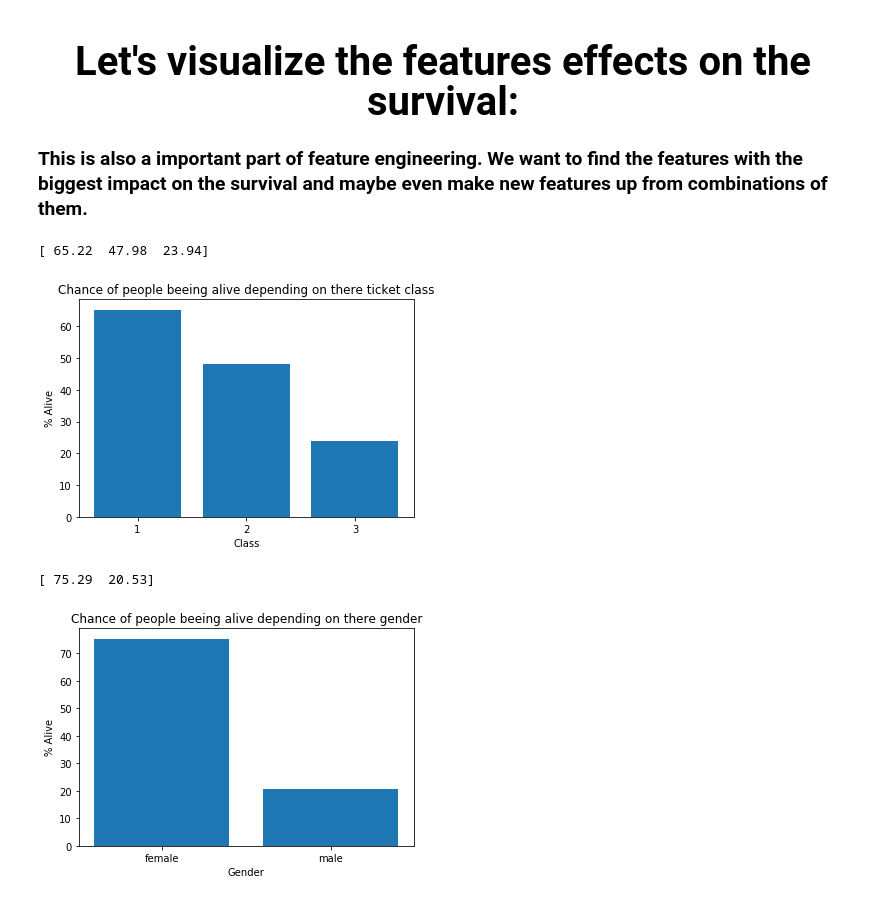
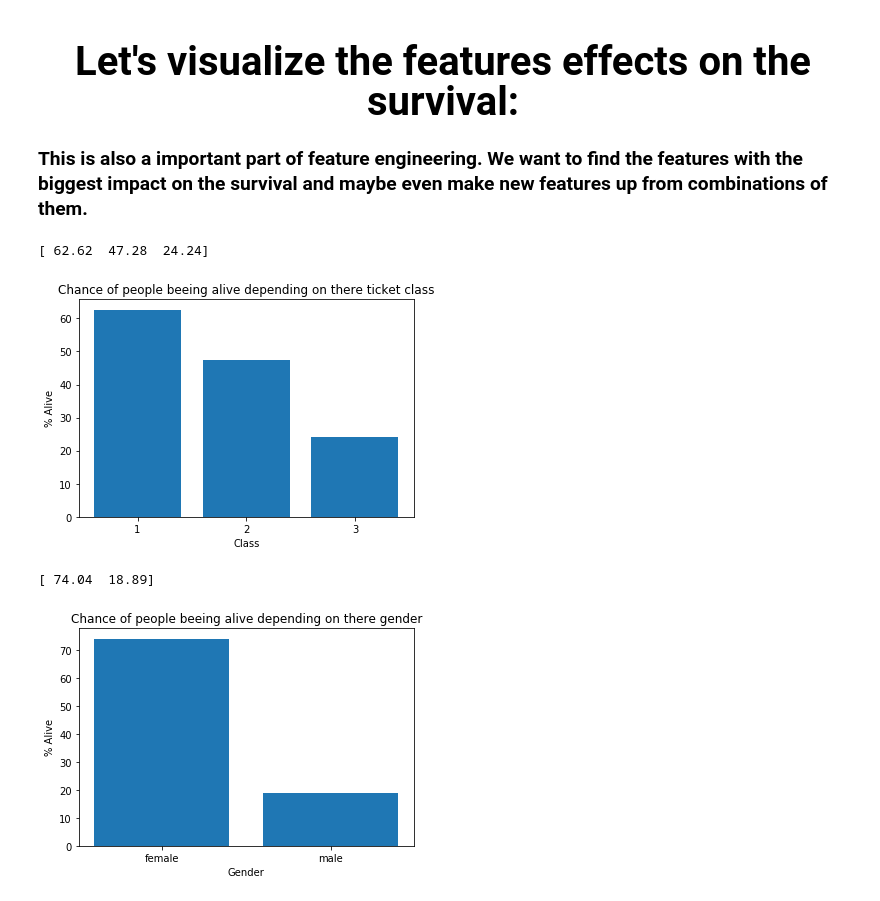
Before and after one commit to BastiQ/Kaggle_titanic, a Jupyter notebook: FeatureEngineering.ipynb, the cells around one changed output. Saved outputs shown, nothing was run; the diff lists cells and outputs as text; code cells hidden in the pictures.

```diff
--- a/FeatureEngineering.ipynb
+++ b/FeatureEngineering.ipynb
@@ -16,14 +16,22 @@ test = test.drop(['Ticket','PassengerId','Name','Fare'], axis=1) # 'cabin','Emba
 # %%
 ''' transform Features into numbers if necessary: '''
 
-# mit one hit encoding bekommt man leichter
+# Sex:
 training.loc[:,'Sex'][np.where(training['Sex'] == 'male')[0]] = 1   # male female into 1:male 0:female
 training.loc[:,'Sex'][np.where(training['Sex'] == 'female')[0]] = 0 # male female into 1:male 0:female
 
-givenCabins = np.where(training['Cabin'] == training['Cabin'])[0]   # find indexes where the cabin is given
-training.loc[:,'Cabin'][givenCabins] = [cab[:1] for cab in training.loc[:,'Cabin'][givenCabins]] # The Number seems Irrelevant to me so I removed it
-# The Cabin Number seems Irrelevant to me so I removed it. Then I replaced the deck letter with a Number and Nan with -1
-training.loc[:,'Cabin'][givenCabins] = [ord(cab)-64 for cab in training.loc[:,'Cabin'][givenCabins]]
-training.loc[:,'Cabin'][np.where(training['Cabin'] != training['Cabin'])[0]] = -1 # set NaN Values to -100
+# Cabins:
+givenCabins = np.where(training['Cabin'] == training['Cabin'])[0]                                    # find indexes where the cabin is given
+training.loc[:,'Cabin'][givenCabins] = [cab[:1] for cab in training.loc[:,'Cabin'][givenCabins]]     # The Cabin Number seems Irrelevant to me so I removed it
+training.loc[:,'Cabin'][givenCabins] = [ord(cab)-64 for cab in training.loc[:,'Cabin'][givenCabins]] # replaced the deck letter with a Number
+training.loc[:,'Cabin'][np.where(training['Cabin'] != training['Cabin'])[0]] = -1                    # replace NaN Values with -1
 
-# Embarked will be removed later so no need to make it numeric
+# Embarked:
+givenEmbarked = np.where(training['Embarked'] == training['Embarked'])[0]   # find indexes where Embarked is given
+embarkedColumn = training.loc[:,'Embarked'][givenEmbarked]
+embarkedColumn = [ord(char)-64 for char in embarkedColumn]
+embarkedColumn = [1 if num==3 else num for num in embarkedColumn]  # Embarked letter num 3  -> class 1
+embarkedColumn = [2 if num==17 else num for num in embarkedColumn] # Embarked letter num 17 -> class 2
+embarkedColumn = [3 if num==19 else num for num in embarkedColumn] # Embarked letter num 19 -> class 3
+embarkedClass = ["C","Q","S"] # C = Class 1, Q = Class 2, S = Class 3
+training.loc[:,'Embarked'][givenEmbarked] = embarkedColumn
@@ -207,6 +214,9 @@ Can be filled up kind of properly. But this costs alot of effort so for now i wi
 ''' Remove rows that still contain NaN: '''
 
 shapeBefore = training.shape[0]
-training = training.dropna(axis=0, how='any') # remove empty rows
-print("Removed", shapeBefore - training.shape[0], "rows because at least one feature was None")
+training_clean = training.dropna(axis=0, how='any')                                 # remove empty rows
+training_cleanWithoutAge = training.drop(['Age'],axis=1).dropna(axis=0, how='any')  # remove age row and then empty rows
+
+print("Removed", training.shape[0] - training_clean.shape[0], "rows from training_clean because at least one feature was None")
+print("Removed", training.shape[0] - training_cleanWithoutAge.shape[0], "rows from training_cleanWithoutAge because at least one feature was None")
 # %% [output]
@@ -215,28 +226,28 @@ Removed 179 rows because at least one feature was None
 <center><h1 style=font-size:40px> Let's visualize the features effects on the survival:</h1></center>
 <h3>This is also a important part of feature engineering. We want to find the features with the biggest impact on the survival and maybe even make new features up from combinations of them.</h3>
 # %%
-# survived in the class / total people in the class
-# class could be anything, a specific age for example
-survivedOrDead = training.loc[:,'Survived']                         # needed for all following plots
+# survived in the class / total people in the class (class could be anything, a specific age for example)
+survivedOrDead = training_cleanWithoutAge.loc[:,'Survived']         # needed for all following plots
+survivedOrDead_forAge = training_clean.loc[:,'Survived']            # needed for the age plot
 # %%
-pclass = training.loc[:,'Pclass']                                   # get ticket class
+pclass = training_cleanWithoutAge.loc[:,'Pclass']                                   # get ticket class
 countPclass = np.trim_zeros(np.bincount(pclass))                    # count people in class
 classes = np.nonzero(countPclass)[0] + 1
 countAlivePclass = [np.sum(survivedOrDead.values[np.where(pclass == _class)[0]]) for _class in classes]
 alivePercentPclass = np.divide(countAlivePclass, countPclass) * 100 # get percentage of people alive for each class
 print(np.round(alivePercentPclass,2))
 
 plt.bar([1,2,3],alivePercentPclass, align='center')
 plt.xticks([1,2,3])
 plt.title("Chance of people beeing alive depending on there ticket class")
 plt.xlabel("Class")
 plt.ylabel("% Alive")
 plt.show()
 # %% [output]
-[ 65.22  47.98  23.94]
+[ 62.62  47.28  24.24]
-[figure, old version]
+[figure, new version]
 # %%
-sex = training.loc[:,'Sex']                                         # get the data
+sex = training_cleanWithoutAge.loc[:,'Sex']                                         # get the data
 male = np.sum(sex)                                                  # count people in class
 female = sex.shape[0] - male
 classes = [0,1]
@@ -251,6 +262,6 @@ plt.xlabel("Gender")
 plt.ylabel("% Alive")
 plt.show()
 # %% [output]
-[ 75.29  20.53]
+[ 74.04  18.89]
-[figure, old version]
+[figure, new version]
 # %%
```
Also changed, not shown: parts of 13 cells of this notebook.
